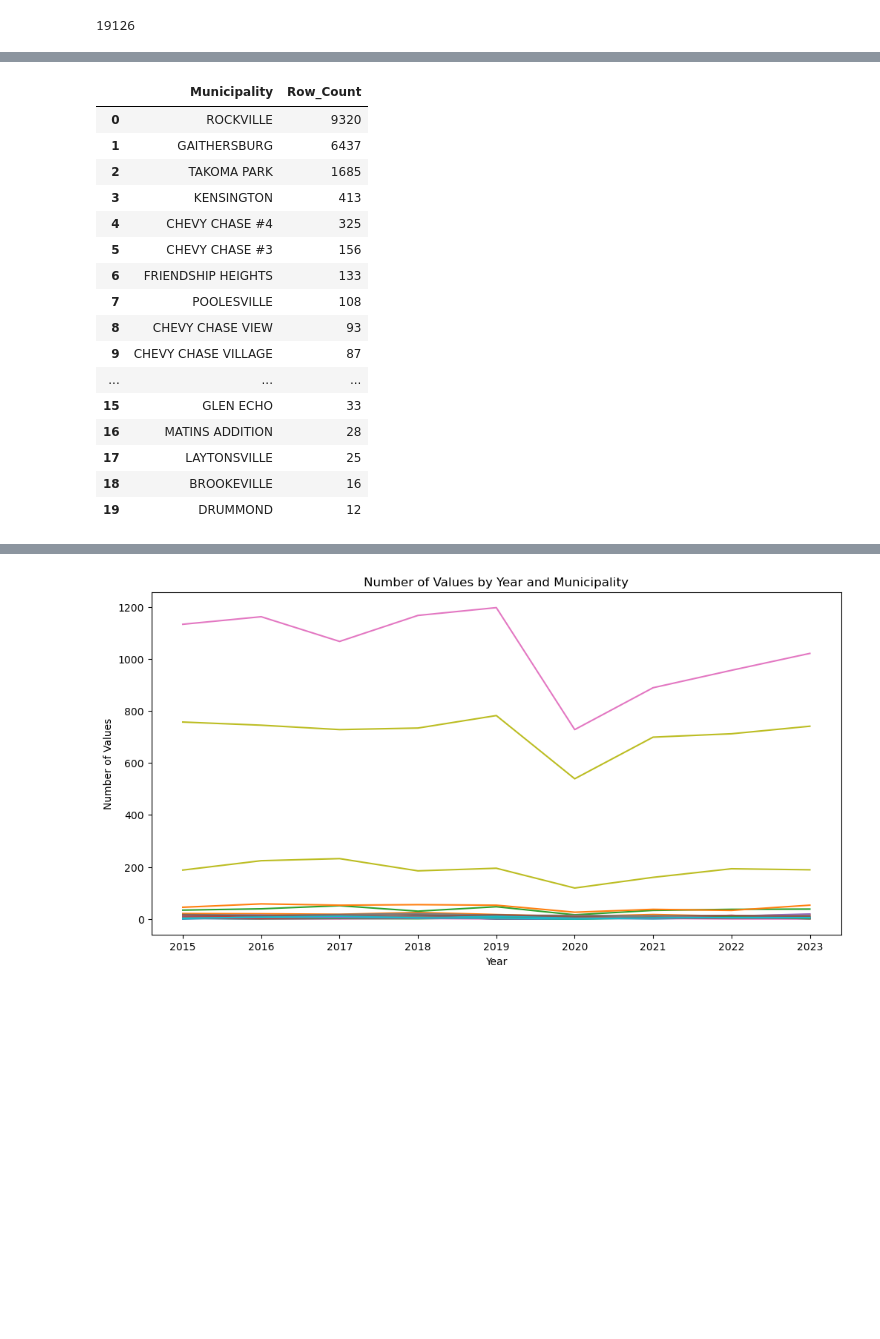
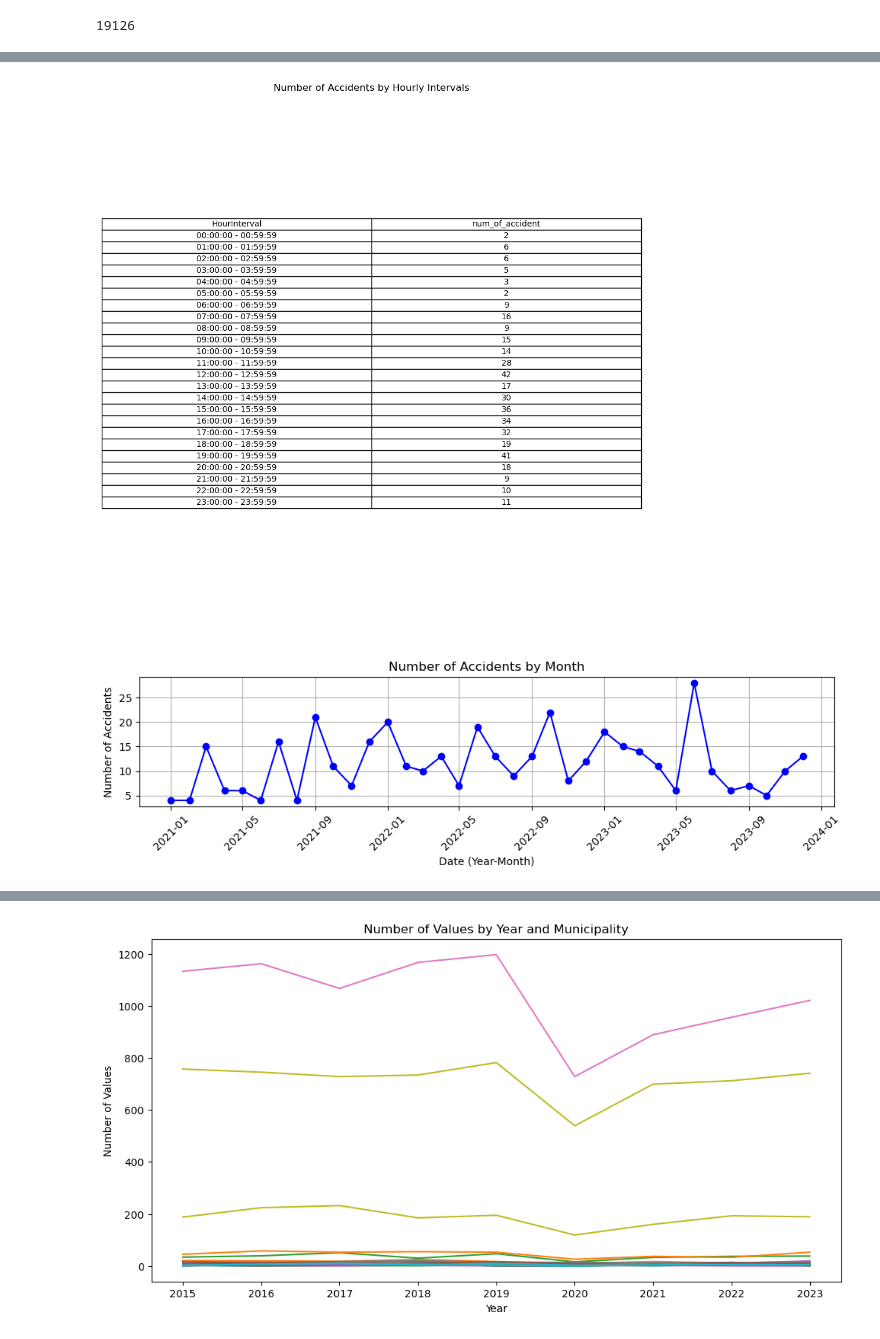
Before and after one commit to Sunjy0827/Columbia_Engineering_Data_Analytics_Project_1, a Jupyter notebook: Project I.ipynb, the cells around one changed output, grey strips where cells are left out. Saved outputs shown, nothing was run; the diff lists cells and outputs as text; code cells hidden in the pictures; blank space fills up the shorter version.

```diff
--- a/Project I.ipynb
+++ b/Project I.ipynb
@@ -85,0 +184,3 @@ reduced_car_crash_df.head()
+# %%
+f2_df = f1_df1[f1_df1["Road Name"] == "ROCKVILLE PIKE"]
+f2_df
@@ -86,24 +263,55 @@ reduced_car_crash_df.head()
+# %%
+# Ensure the 'Time' column is in datetime format
+f2_df['Time'] = pd.to_datetime(f2_df['Time'], format='%H:%M:%S')
+
+# Create a new column for the hourly intervals
+f2_df['HourInterval'] = f2_df['Time'].dt.floor('H').dt.strftime('%H:%M:%S') + ' - ' + (f2_df['Time'].dt.floor('H') + pd.Timedelta(hours=1) - pd.Timedelta(seconds=1)).dt.strftime('%H:%M:%S')
+
+# Group by the hourly intervals and count the number of accidents
+f2_grouped_tf_df = (
+    f2_df
+    .groupby('HourInterval')
+    .size()
+    .reset_index(name='num_of_accident')
+    .sort_values(by='HourInterval')
+    .reset_index(drop=True)
+)
+
+# Display the frequency table using Matplotlib
+fig, ax = plt.subplots(figsize=(10, 12))
+ax.axis('tight')
+ax.axis('off')
+table = ax.table(cellText=f2_grouped_tf_df.values, colLabels=f2_grouped_tf_df.columns, cellLoc='center', loc='center')
+table.auto_set_font_size(False)
+table.set_fontsize(10)
+table.scale(1.2, 1.2)
+plt.title('Number of Accidents by Hourly Intervals')
+plt.show()
+# %% [output]
+[figure, added]
 # %%
-# Group by Municipality and plot the pie chart
-row_counts = reduced_car_crash_df.groupby("Municipality").size().reset_index(name='Row_Count')
-row_counts = row_counts.sort_values(by='Row_Count', ascending=False).reset_index(drop=True)
-municipality_df = pd.DataFrame(row_counts)
-municipality_df
+# plot the trend of car_crash_accidents
+# Ensure the 'Date' column is in datetime format
+f2_df['Date'] = pd.to_datetime(f2_df['Date'])
+
+# Create a new column for the year-month format
+f2_df['YearMonth'] = f2_df['Date'].dt.to_period('M')
+
+# Group by the year-month column and count the number of accidents
+monthly_counts = f2_df.groupby('YearMonth').size().reset_index(name='num_of_accident')
+
+# Convert the 'YearMonth' column back to datetime for plotting
+monthly_counts['YearMonth'] = monthly_counts['YearMonth'].dt.to_timestamp()
+
+# Plotting the line graph
+plt.figure(figsize=(10, 3))
+plt.plot(monthly_counts['YearMonth'], monthly_counts['num_of_accident'], marker='o', linestyle='-', color='b')
+plt.xlabel('Date (Year-Month)')
+plt.ylabel('Number of Accidents')
+plt.title('Number of Accidents by Month')
+plt.xticks(rotation=45)  # Rotate x-axis labels for better readability
+plt.grid(True)  # Add gridlines for better visualization
+plt.tight_layout()  # Adjust layout to make room for the rotated x-axis labels
+plt.show()
 # %% [output]
-|  | Municipality | Row_Count |
-| 0 | ROCKVILLE | 9320 |
-| 1 | GAITHERSBURG | 6437 |
-| 2 | TAKOMA PARK | 1685 |
-| 3 | KENSINGTON | 413 |
-| 4 | CHEVY CHASE #4 | 325 |
-| 5 | CHEVY CHASE #3 | 156 |
-| 6 | FRIENDSHIP HEIGHTS | 133 |
-| 7 | POOLESVILLE | 108 |
-| 8 | CHEVY CHASE VIEW | 93 |
-| 9 | CHEVY CHASE VILLAGE | 87 |
-| ... | ... | ... |
-| 15 | GLEN ECHO | 33 |
-| 16 | MATINS ADDITION | 28 |
-| 17 | LAYTONSVILLE | 25 |
-| 18 | BROOKEVILLE | 16 |
-| 19 | DRUMMOND | 12 |
+[figure, added]
```
Also changed, not shown: parts of 21 cells of this notebook.
